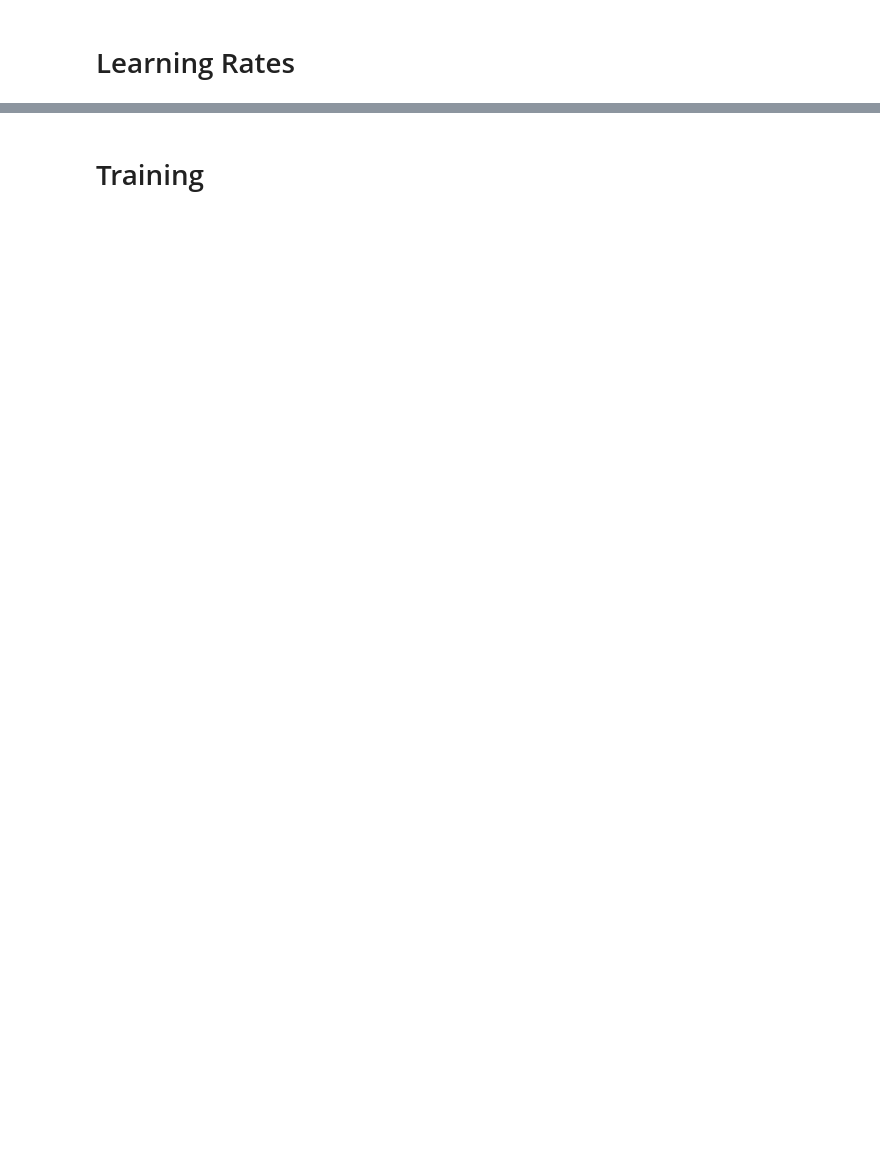
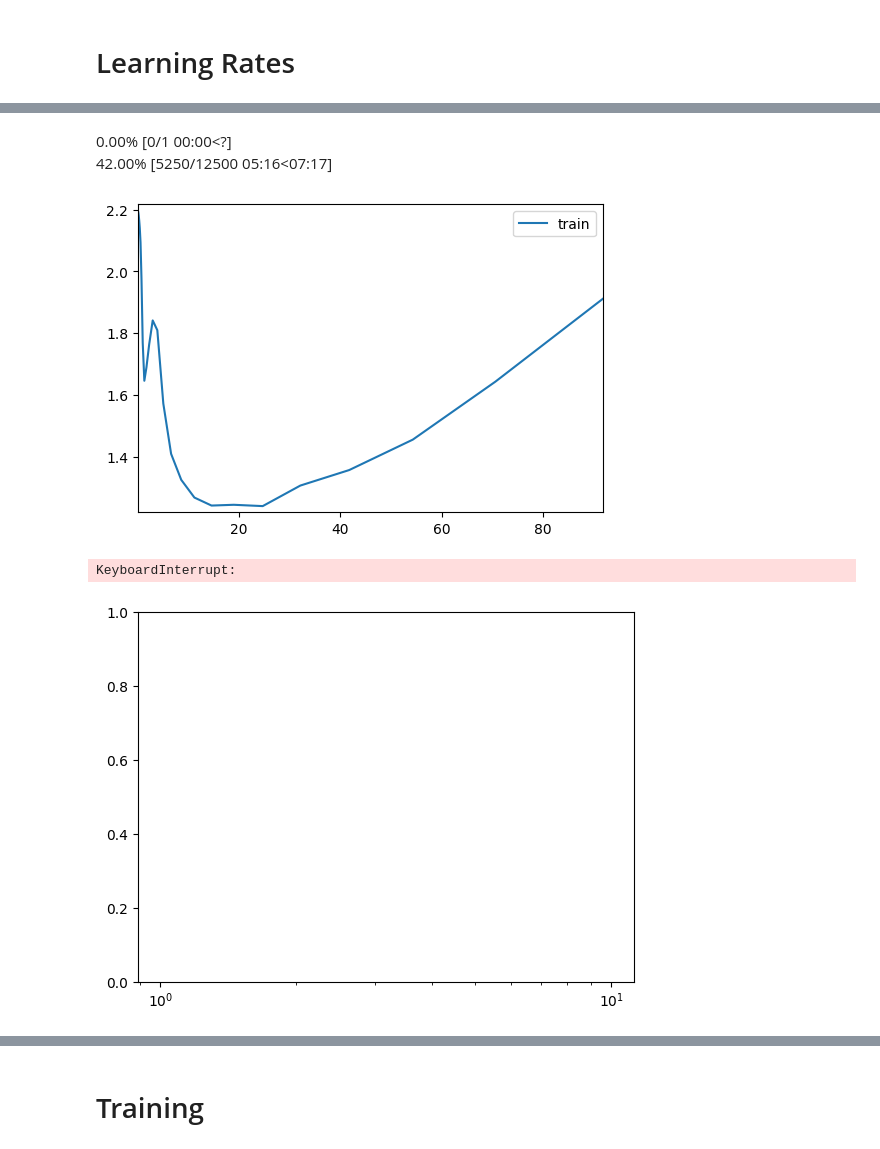
Before and after one commit to JonnySpruce/ml-sudoku-solver, a Jupyter notebook: sudoku-solver.ipynb, the cells around one changed output, grey strips where cells are left out. Cells and saved outputs as stored; diff of their text form; code cells hidden in the pictures; blank space fills up the shorter version.

```diff
--- a/sudoku-solver.ipynb
+++ b/sudoku-solver.ipynb
@@ -1103,2 +1108,8 @@ lr_finder(training_data, LinearNN, loss_compare_all_numbers, initial_lr=1e-1, op
 # %%
-# lr_finder(training_data, CNNCombiExtraConvXl, loss_compare_all_numbers, initial_lr=1e-6, optimizer_class=torch.optim.AdamW)
+lr_finder(training_data, functools.partial(CNNCombiExtraConvXl, initial_conv_out=4000, second_conv_out=5000, linear_hidden=5000), loss_compare_all_numbers, initial_lr=1e-1, optimizer_class=torch.optim.SGD)
+# %% [output]
+0.00% [0/1 00:00<?]
+42.00% [5250/12500 05:16<07:17]
+[figure, added]
+KeyboardInterrupt:
+[figure, added]
```
Also changed, not shown: parts of 18 cells of this notebook, 5 other files.
